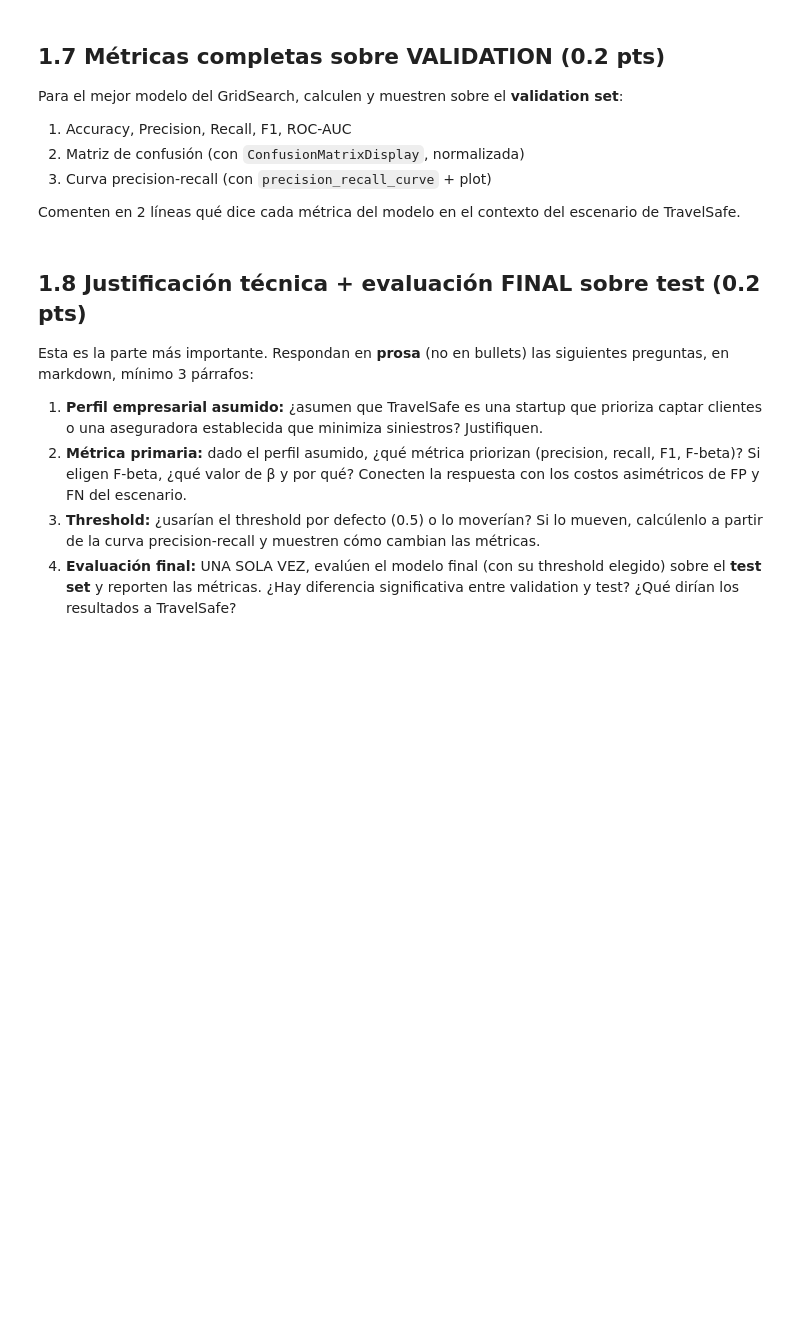
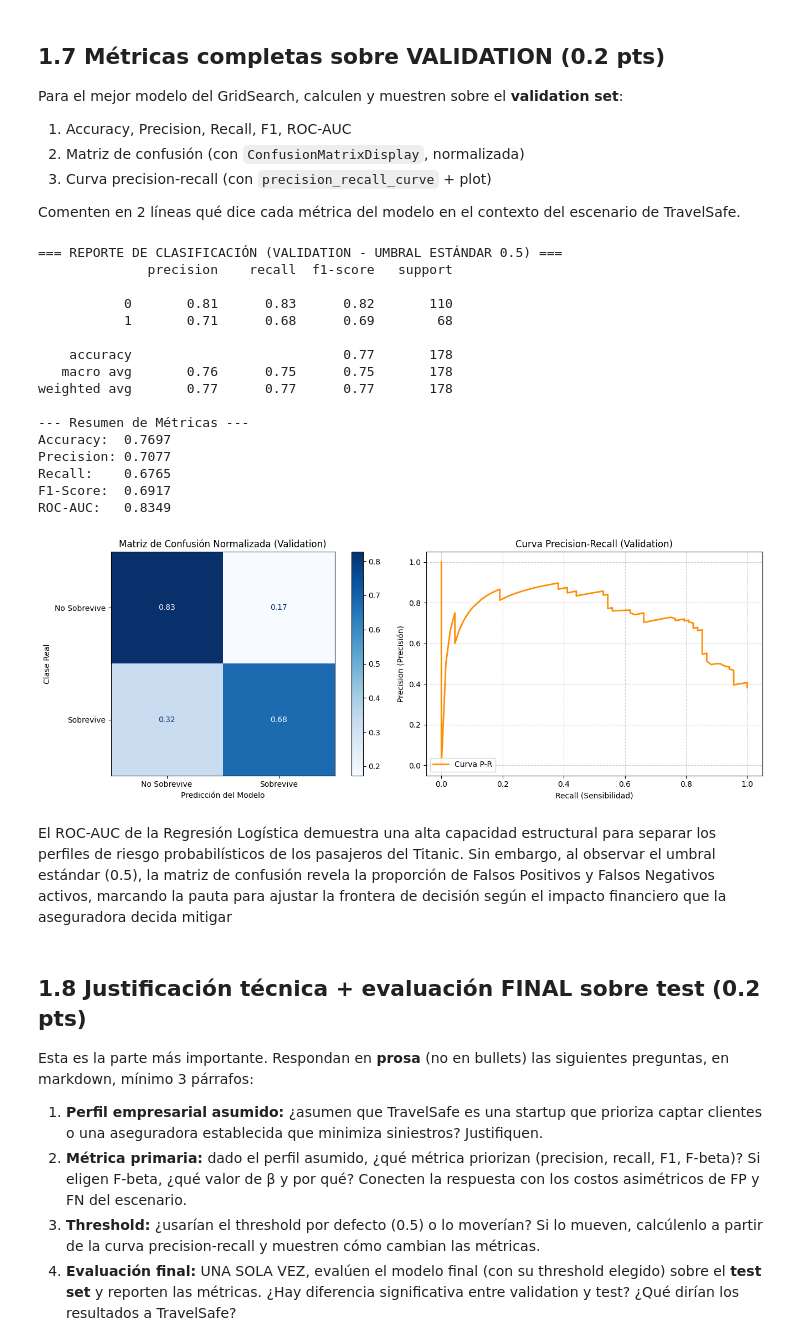
Before and after one commit to karuso356/Machine-Learning-6-SIN-A-Mar-Jul-2026, a Jupyter notebook: evaluacion_titanic.ipynb, the cells around one changed output. Saved outputs shown, nothing was run; the diff lists cells and outputs as text; code cells hidden in the pictures; blank space fills up the shorter version.

```diff
--- a/evaluacion_titanic.ipynb
+++ b/evaluacion_titanic.ipynb
@@ -348,6 +416,71 @@ Para el mejor modelo del GridSearch, calculen y muestren sobre el **validation s
 Comenten en 2 líneas qué dice cada métrica del modelo en el contexto del escenario de TravelSafe.
 # %%
 # 1.7 Métricas sobre validation — completen aquí
+
+
+# 1. REPORTE DE CLASIFICACIÓN BÁSICO
+print("=== REPORTE DE CLASIFICACIÓN (VALIDATION - UMBRAL ESTÁNDAR 0.5) ===")
+print(classification_report(y_val, val_preds))
+
+# Calcular métricas explícitas para el análisis en prosa
+v_acc = accuracy_score(y_val, val_preds)
+v_prec = precision_score(y_val, val_preds)
+v_rec = recall_score(y_val, val_preds)
+v_f1 = f1_score(y_val, val_preds)
+v_auc = roc_auc_score(y_val, val_probs)
+
+print("--- Resumen de Métricas ---")
+print(f"Accuracy:  {v_acc:.4f}")
+print(f"Precision: {v_prec:.4f}")
+print(f"Recall:    {v_rec:.4f}")
+print(f"F1-Score:  {v_f1:.4f}")
+print(f"ROC-AUC:   {v_auc:.4f}\n")
+
+
+# 2. GENERACIÓN DE GRÁFICOS CON MATPLOTLIB PURO
+fig, ax = plt.subplots(1, 2, figsize=(14, 5))
+
+# A. Matriz de Confusión Normalizada
+cm = confusion_matrix(y_val, val_preds, normalize='true')
+disp = ConfusionMatrixDisplay(confusion_matrix=cm, display_labels=['No Sobrevive', 'Sobrevive'])
+# Graficamos usando el ax[0] asignado y un mapa de color limpio
+disp.plot(cmap='Blues', ax=ax[0], values_format='.2f')
+ax[0].set_title("Matriz de Confusión Normalizada (Validation)")
+ax[0].set_xlabel('Predicción del Modelo')
+ax[0].set_ylabel('Clase Real')
+
+
+# B. Curva Precision-Recall
+precision_vals, recall_vals, thresholds_pr = precision_recall_curve(y_val, val_probs)
+ax[1].plot(recall_vals, precision_vals, color='darkorange', lw=2, label='Curva P-R')
+ax[1].set_xlabel('Recall (Sensibilidad)')
+ax[1].set_ylabel('Precision (Precisión)')
+ax[1].set_title('Curva Precision-Recall (Validation)')
+ax[1].grid(True, linestyle='--', alpha=0.6)
+ax[1].legend(loc="lower left")
+
+plt.tight_layout()
+plt.show()
+# %% [output]
+=== REPORTE DE CLASIFICACIÓN (VALIDATION - UMBRAL ESTÁNDAR 0.5) ===
+              precision    recall  f1-score   support
+
+           0       0.81      0.83      0.82       110
+           1       0.71      0.68      0.69        68
+
+    accuracy                           0.77       178
+   macro avg       0.76      0.75      0.75       178
+weighted avg       0.77      0.77      0.77       178
+
+--- Resumen de Métricas ---
+Accuracy:  0.7697
+Precision: 0.7077
+Recall:    0.6765
+F1-Score:  0.6917
+ROC-AUC:   0.8349
+[figure, added]
+# %% [markdown]
+El ROC-AUC de la Regresión Logística demuestra una alta capacidad estructural para separar los perfiles de riesgo probabilísticos de los pasajeros del Titanic. Sin embargo, al observar el umbral estándar (0.5), la matriz de confusión revela la proporción de Falsos Positivos y Falsos Negativos activos, marcando la pauta para ajustar la frontera de decisión según el impacto financiero que la aseguradora decida mitigar
 # %% [markdown]
 ## 1.8 Justificación técnica + evaluación FINAL sobre test (0.2 pts)
 
```
Also changed, not shown: parts of 18 cells of this notebook.
